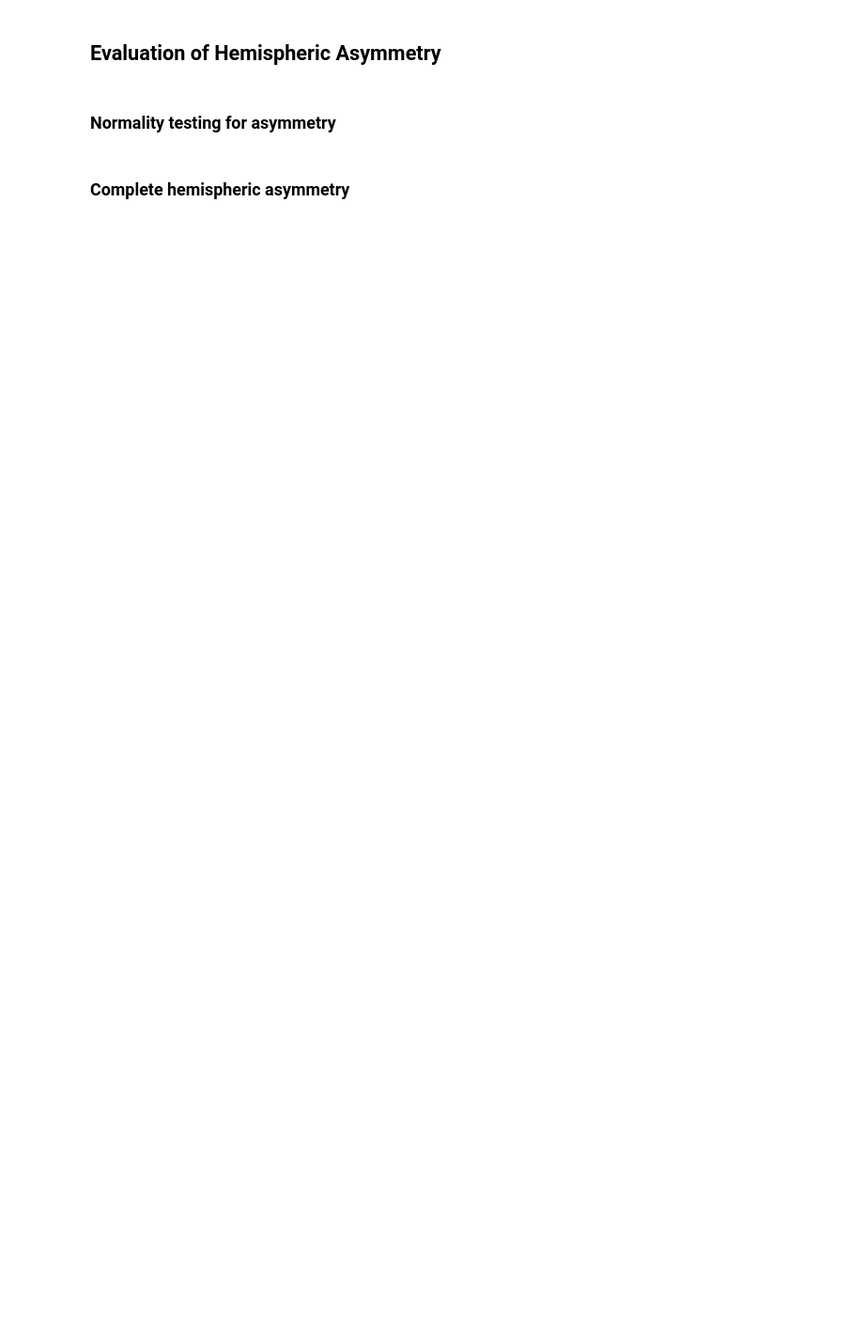
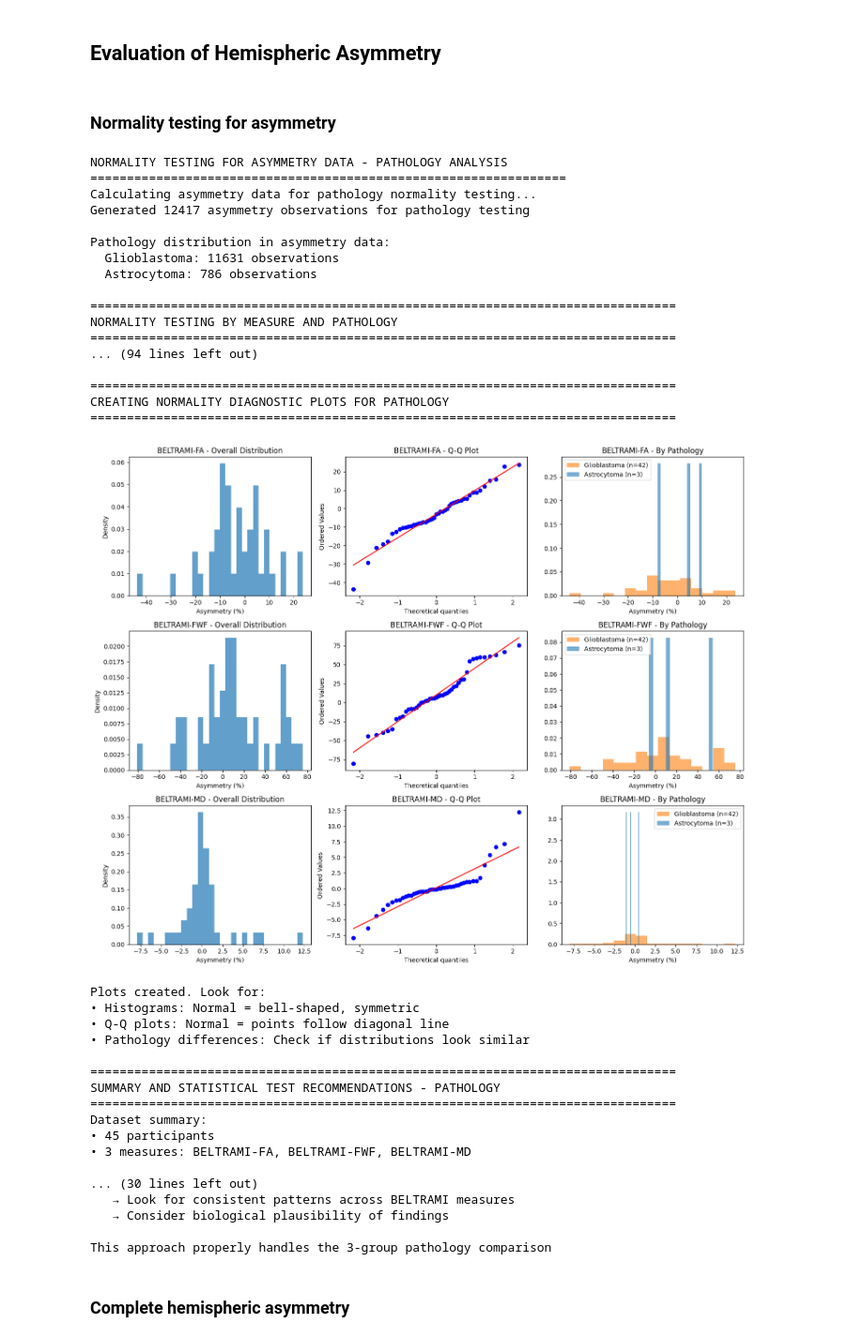
Before and after one commit to nrdg/fwe_tractometry_glioma, a Jupyter notebook: fwe_tractometry_glioma.ipynb, the cells around one changed output. Shown at 94% size. Saved outputs shown, nothing was run; the diff lists cells and outputs as text; code cells hidden in the pictures; blank space fills up the shorter version.

```diff
--- a/fwe_tractometry_glioma.ipynb
+++ b/fwe_tractometry_glioma.ipynb
@@ -930,9 +989,9 @@ print(f"• Analysis includes {st_path_col['participant'].nunique()} subjects fr
 ### % Nodes with Tumor Involvement for Each Tract
 # %%
 # Load data and filter to final 483 patients
-metadata = pd.read_csv(op.join("input_data",'UCSF-PDGM-metadata_v5_cleaned.csv'))
-tracts = pd.read_csv(op.join("input_data",'UCSF-PDGM-v5_profiles_20250819.csv'))
-final_patients = pd.read_csv(op.join("input_data",'final_analysis_cohort.csv'))
+metadata = pd.read_csv('UCSF-PDGM-metadata_v5_cleaned.csv')
+tracts = pd.read_csv('UCSF-PDGM-v5_profiles_20250819.csv')
+final_patients = pd.read_csv('final_analysis_cohort.csv')
 
 # ID matching functions
 def extract_subject_num_meta(subject_id):
@@ -1594,10 +1699,10 @@ print(summary_pathology.head(20))
 ### Pairwise Analyses
 # %%
 # Load and prepare the data
-final_patients = pd.read_csv(op.join("input_data", 'final_analysis_cohort.csv'))
+final_patients = pd.read_csv('final_analysis_cohort.csv')
 final_participant_list = final_patients['participant'].tolist()
-metadata = pd.read_csv(op.join("input_data",'UCSF-PDGM-metadata_v5_cleaned.csv'))
-tracts = pd.read_csv(op.join("input_data",'UCSF-PDGM-v5_profiles_20250819.csv'))
+metadata = pd.read_csv('UCSF-PDGM-metadata_v5_cleaned.csv')
+tracts = pd.read_csv('UCSF-PDGM-v5_profiles_20250819.csv')
 metadata['participant'] = 'sub-' + metadata['ID'].str.extract(r'UCSF-PDGM-(\d+)')[0].str.zfill(4)
 
 # Merge datasets and FILTER TO FINAL PATIENTS ONLY
@@ -2262,12 +2403,12 @@ if len(contra_df) > 0:
 ### Normality testing for asymmetry
 # %%
 # Load the saved patient list
-final_patients = pd.read_csv(op.join("input_data",'final_analysis_cohort.csv'))
+final_patients = pd.read_csv('final_analysis_cohort.csv')
 final_participant_list = final_patients['participant'].tolist()
 
 # Load and prepare data (abbreviated version)
-metadata = pd.read_csv(op.join("input_data",'UCSF-PDGM-metadata_v5_cleaned.csv'))
-tracts = pd.read_csv(op.join("input_data",'UCSF-PDGM-v5_profiles_20250819.csv'))
+metadata = pd.read_csv('UCSF-PDGM-metadata_v5_cleaned.csv')
+tracts = pd.read_csv('UCSF-PDGM-v5_profiles_20250819.csv')
 
 # Convert metadata IDs to match tract format
 metadata['participant'] = 'sub-' + metadata['ID'].str.extract(r'UCSF-PDGM-(\d+)')[0].str.zfill(4)
@@ -2570,33 +2711,69 @@ def summary_and_recommendations_pathology(asymmetry_df):
 
     print(f"\nThis approach properly handles the 3-group pathology comparison")
 
 # Run the pathology normality testing pipeline
 print("NORMALITY TESTING FOR ASYMMETRY DATA - PATHOLOGY ANALYSIS")
 print("="*65)
 
 # Step 1: Get asymmetry data for pathology (quick version)
 asymmetry_df = quick_asymmetry_calculation_pathology()
 
 if len(asymmetry_df) > 0:
     print(f"Generated {len(asymmetry_df)} asymmetry observations for pathology testing")
 
     # Check pathology distribution
     pathology_counts = asymmetry_df['pathology'].value_counts()
     print(f"\nPathology distribution in asymmetry data:")
     for pathology, count in pathology_counts.items():
         print(f"  {pathology}: {count} observations")
 
     # Step 2: Test normality by pathology and measure
     test_normality_by_pathology_and_measure(asymmetry_df)
 
     # Step 3: Create diagnostic plots
     create_normality_plots_pathology(asymmetry_df)
 
     # Step 4: Summary and recommendations
     summary_and_recommendations_pathology(asymmetry_df)
 
 else:
     print("No asymmetry data generated - check data paths and filtering")
+# %% [output]
+NORMALITY TESTING FOR ASYMMETRY DATA - PATHOLOGY ANALYSIS
+=================================================================
+Calculating asymmetry data for pathology normality testing...
+Generated 12417 asymmetry observations for pathology testing
+
+Pathology distribution in asymmetry data:
+  Glioblastoma: 11631 observations
+  Astrocytoma: 786 observations
+
+================================================================================
+NORMALITY TESTING BY MEASURE AND PATHOLOGY
+================================================================================
+... (94 lines left out)
+
+================================================================================
+CREATING NORMALITY DIAGNOSTIC PLOTS FOR PATHOLOGY
+================================================================================
+[figure, added]
+Plots created. Look for:
+• Histograms: Normal = bell-shaped, symmetric
+• Q-Q plots: Normal = points follow diagonal line
+• Pathology differences: Check if distributions look similar
+
+================================================================================
+SUMMARY AND STATISTICAL TEST RECOMMENDATIONS - PATHOLOGY
+================================================================================
+Dataset summary:
+• 45 participants
+• 3 measures: BELTRAMI-FA, BELTRAMI-FWF, BELTRAMI-MD
+
+... (30 lines left out)
+   → Look for consistent patterns across BELTRAMI measures
+   → Consider biological plausibility of findings
+
+This approach properly handles the 3-group pathology comparison
 # %% [markdown]
 ### Complete hemispheric asymmetry
 # %%
```
Also changed, not shown: parts of 15 cells of this notebook.
